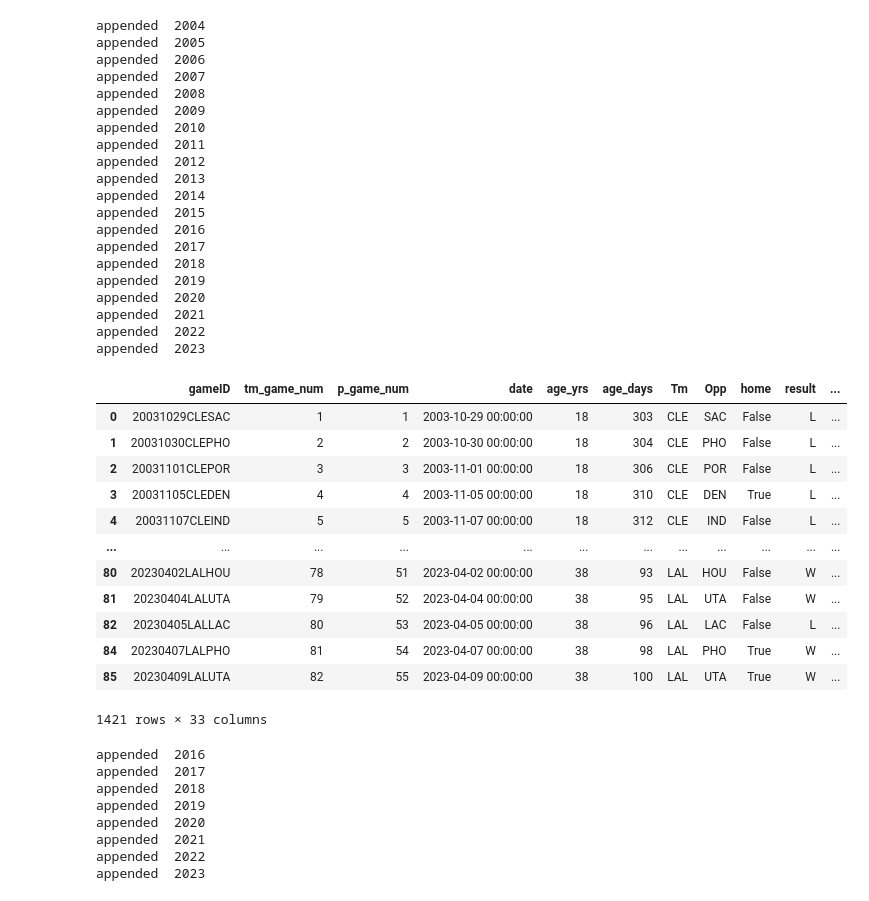
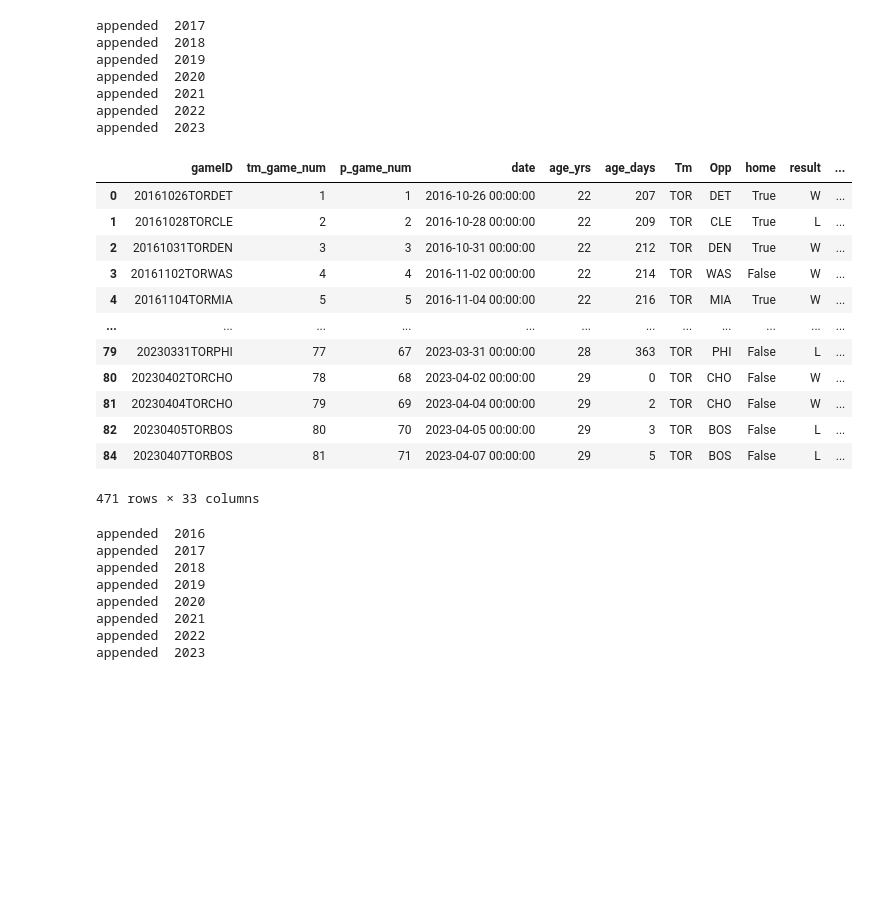
Before and after one commit to ericbackman/nba_data_scraper, a Jupyter notebook: player_game_log_scraping.ipynb, the cells around one changed output. Drawn from its saved outputs; the diff is of its cells as text; code cells hidden in the pictures; blank space fills up the shorter version.

Commit message:
pull players script, scrap work

```diff
--- a/player_game_log_scraping.ipynb
+++ b/player_game_log_scraping.ipynb
@@ -66,6 +85,6 @@ def get_webpage_html(url):
     driver.close()
     return html
 # %%
-df = get_player_season_games_log(first, last, 2023)
+df = get_player_season_games_log(first, last, 2022)
 # %%
 df = clean_player_games_log(df)
@@ -154,51 +175,38 @@ df = clean_player_games_log(df)
 # %%
 # Test to import all lebron james seasons to single df
 
 df = pd.DataFrame()
-first = "Lebron"
-last = "James"
+first = "Pascal"
+last = "Siakam"
 
-for year in range(2004, 2024):
+for year in range(2017, 2024):
     temp = get_player_season_games_log(first, last, year)
     temp = clean_player_games_log(temp)
     df = pd.concat([df, temp])
     print('appended ', year)
 
 df
 # %% [output]
-appended  2004
-appended  2005
-appended  2006
-appended  2007
-appended  2008
-appended  2009
-appended  2010
-appended  2011
-appended  2012
-appended  2013
-appended  2014
-appended  2015
-appended  2016
 appended  2017
 appended  2018
 appended  2019
 appended  2020
 appended  2021
 appended  2022
 appended  2023
 |  | gameID | tm_game_num | p_game_num | date | age_yrs | age_days | Tm | Opp | home | result | ... |
-| 0 | 20031029CLESAC | 1 | 1 | 2003-10-29 00:00:00 | 18 | 303 | CLE | SAC | False | L | ... |
-| 1 | 20031030CLEPHO | 2 | 2 | 2003-10-30 00:00:00 | 18 | 304 | CLE | PHO | False | L | ... |
-| 2 | 20031101CLEPOR | 3 | 3 | 2003-11-01 00:00:00 | 18 | 306 | CLE | POR | False | L | ... |
-| 3 | 20031105CLEDEN | 4 | 4 | 2003-11-05 00:00:00 | 18 | 310 | CLE | DEN | True | L | ... |
-| 4 | 20031107CLEIND | 5 | 5 | 2003-11-07 00:00:00 | 18 | 312 | CLE | IND | False | L | ... |
+| 0 | 20161026TORDET | 1 | 1 | 2016-10-26 00:00:00 | 22 | 207 | TOR | DET | True | W | ... |
+| 1 | 20161028TORCLE | 2 | 2 | 2016-10-28 00:00:00 | 22 | 209 | TOR | CLE | True | L | ... |
+| 2 | 20161031TORDEN | 3 | 3 | 2016-10-31 00:00:00 | 22 | 212 | TOR | DEN | True | W | ... |
+| 3 | 20161102TORWAS | 4 | 4 | 2016-11-02 00:00:00 | 22 | 214 | TOR | WAS | False | W | ... |
+| 4 | 20161104TORMIA | 5 | 5 | 2016-11-04 00:00:00 | 22 | 216 | TOR | MIA | True | W | ... |
 | ... | ... | ... | ... | ... | ... | ... | ... | ... | ... | ... | ... |
-| 80 | 20230402LALHOU | 78 | 51 | 2023-04-02 00:00:00 | 38 | 93 | LAL | HOU | False | W | ... |
-| 81 | 20230404LALUTA | 79 | 52 | 2023-04-04 00:00:00 | 38 | 95 | LAL | UTA | False | W | ... |
-| 82 | 20230405LALLAC | 80 | 53 | 2023-04-05 00:00:00 | 38 | 96 | LAL | LAC | False | L | ... |
-| 84 | 20230407LALPHO | 81 | 54 | 2023-04-07 00:00:00 | 38 | 98 | LAL | PHO | True | W | ... |
-| 85 | 20230409LALUTA | 82 | 55 | 2023-04-09 00:00:00 | 38 | 100 | LAL | UTA | True | W | ... |
+| 79 | 20230331TORPHI | 77 | 67 | 2023-03-31 00:00:00 | 28 | 363 | TOR | PHI | False | L | ... |
+| 80 | 20230402TORCHO | 78 | 68 | 2023-04-02 00:00:00 | 29 | 0 | TOR | CHO | False | W | ... |
+| 81 | 20230404TORCHO | 79 | 69 | 2023-04-04 00:00:00 | 29 | 2 | TOR | CHO | False | W | ... |
+| 82 | 20230405TORBOS | 80 | 70 | 2023-04-05 00:00:00 | 29 | 3 | TOR | BOS | False | L | ... |
+| 84 | 20230407TORBOS | 81 | 71 | 2023-04-07 00:00:00 | 29 | 5 | TOR | BOS | False | L | ... |
-1421 rows × 33 columns
+471 rows × 33 columns
 # %%
 df_lebron = df.copy()
 # %%
```
Also changed, not shown: parts of 30 cells of this notebook, 1 other file.
